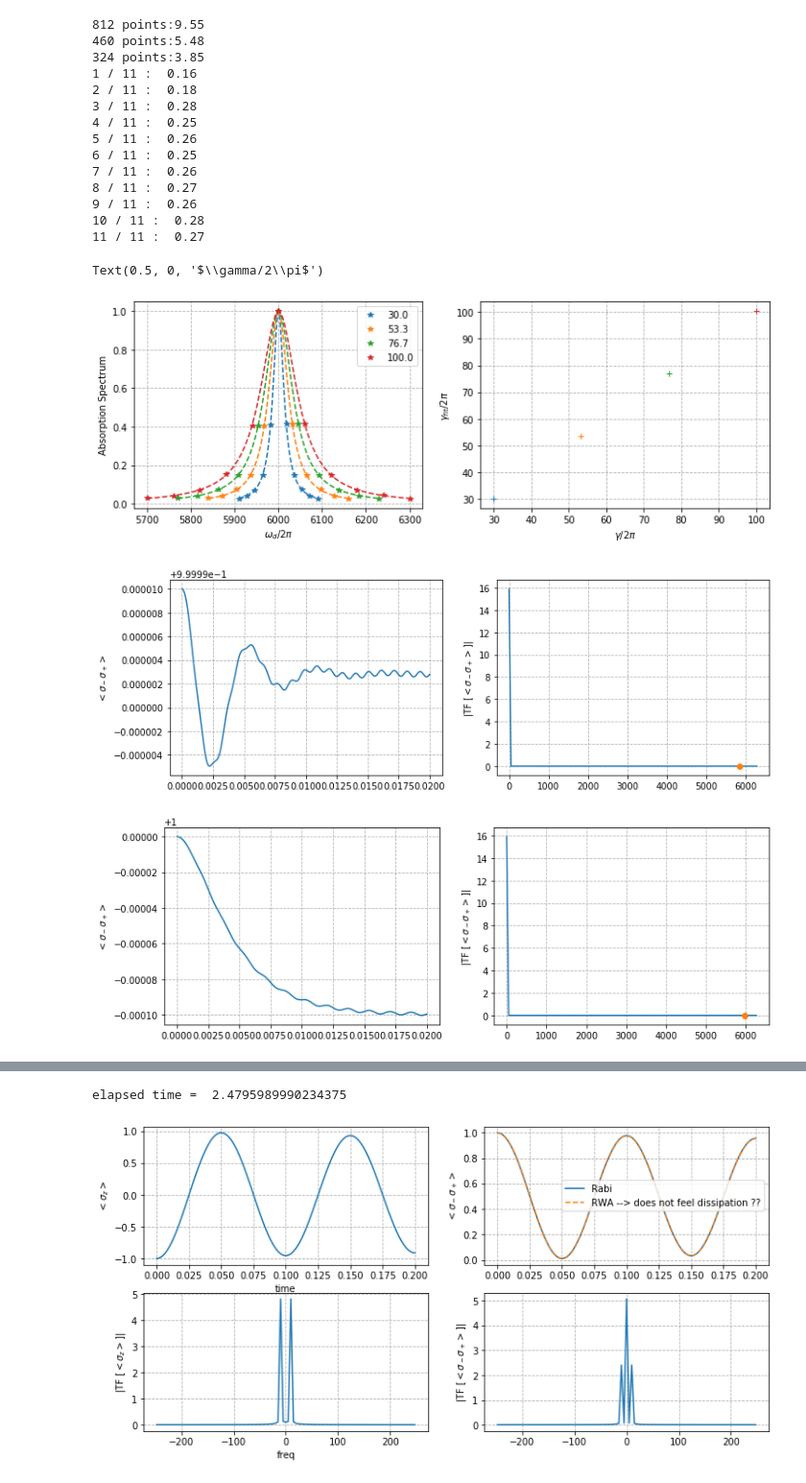
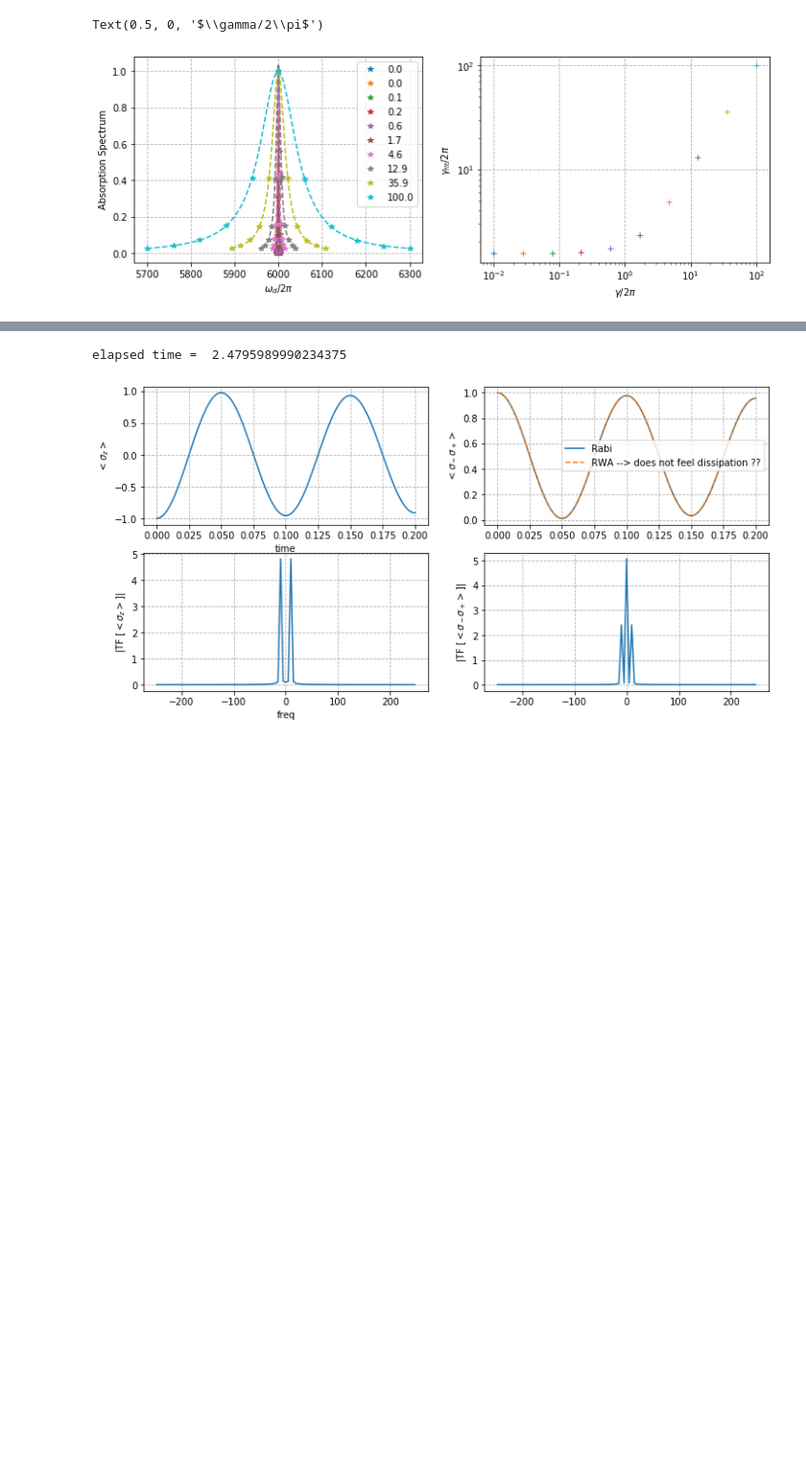
Before and after one commit to MVillius/star3gate, a Jupyter notebook: Qubit_Drive.ipynb, the cells around one changed output, grey strips where cells are left out. Shown at 96% size. Saved outputs shown, nothing was run; the diff lists cells and outputs as text; code cells hidden in the pictures; blank space fills up the shorter version.

```diff
--- a/Qubit_Drive.ipynb
+++ b/Qubit_Drive.ipynb
@@ -120,2 +126,19 @@ def absorption_spectrum(args, N=11, sp=3, printing=False):
 
     return wdriv, s_abs/np.max(s_abs)
+# %%
+''' Computing the qubit absorption spectrum for various dissipation '''
+
+wqbit = 2*np.pi*6000
+wdriv = None
+edriv = 2*np.pi*1e0
+gamma = 2*np.pi*np.logspace(-2,2,10)
+
+printing = True
+
+wdriv_list, s_abs_list = [],[]
+for ii, gam in enumerate(gamma):
+    args  = {'w_qubit':wqbit, 'w_drive':wdriv, 'e_drive':edriv, 'gamma':gam}
+    wdriv, s_abs = absorption_spectrum(args, printing=printing)
+    wdriv_list.append(wdriv)
+    s_abs_list.append(s_abs)
+print('done')
@@ -122,54 +169,21 @@ def absorption_spectrum(args, N=11, sp=3, printing=False):
 # %%
-''' Computing the qubit absorption spectrum with dissipation '''
-''' Various dissipation '''
-
-wqbit = 2*np.pi*6000
-wdriv = None
-edriv = 2*np.pi*1e0
-gamma = 2*np.pi*np.linspace(3e1,1e2,4)
-
-wdriv_list = []
-s_abs_list = []
-popt_list  = []
+''' Plotting '''
 fig, ax = plt.subplots(1,2, figsize=(12,4))
-for ii, gam in enumerate(gamma):
-    if ii is 3:
-        printing=True
-    else:
-        printing=False
-    args  = {'w_qubit':wqbit, 'w_drive':wdriv, 'e_drive':edriv, 'gamma':gam}
-    wdriv, s_abs = absorption_spectrum(args, printing=printing)
+for ii, gam in enumerate(gamma[:]):
+    wdriv = wdriv_list[ii]
+    s_abs = s_abs_list[ii]
+    popt, pcov = sc.curve_fit(func_lor, wdriv, s_abs, p0=[wqbit,max(gam,edriv),1])
     wdriv_th = np.linspace(wdriv[0], wdriv[-1], 101)
-    popt, pcov = sc.curve_fit(func_lor, wdriv, s_abs, p0=[wqbit,gam,1])
-    wdriv_list.append(wdriv)
-    s_abs_list.append(s_abs)
-    popt_list.append(popt)
     ax[0].plot(wdriv/2/np.pi, s_abs, '*', label='%.1f'%(gam/2/np.pi), color='C'+str(ii))
     ax[0].plot(wdriv_th/2/np.pi, func_lor(wdriv_th,*popt), '--', color='C'+str(ii))
-    ax[1].plot(gam/2/np.pi, popt[1]/2/np.pi, '+')
+    ax[1].loglog(gam/2/np.pi, popt[1]/2/np.pi, '+')
 ax[0].set_ylabel(r'Absorption Spectrum')
 ax[0].grid(linestyle='--')
 ax[0].set_xlabel(r'$\omega_d/2\pi$')
 ax[0].legend()
 ax[1].set_ylabel(r'$\gamma_{fit}/2\pi$')
 ax[1].grid(linestyle='--')
 ax[1].set_xlabel(r'$\gamma/2\pi$')
 # %% [output]
-812 points:9.55
-460 points:5.48
-324 points:3.85
-1 / 11 :  0.16
-2 / 11 :  0.18
-3 / 11 :  0.28
-4 / 11 :  0.25
-5 / 11 :  0.26
-6 / 11 :  0.25
-7 / 11 :  0.26
-8 / 11 :  0.27
-9 / 11 :  0.26
-10 / 11 :  0.28
-11 / 11 :  0.27
+Text(0.5, 0, '$\\gamma/2\\pi$')
-Text(0.5, 0, '$\\gamma/2\\pi$')
-[figure, old version]
+[figure, new version]
-[figure, removed]
-[figure, removed]
```
Also changed, not shown: parts of 6 cells of this notebook.
